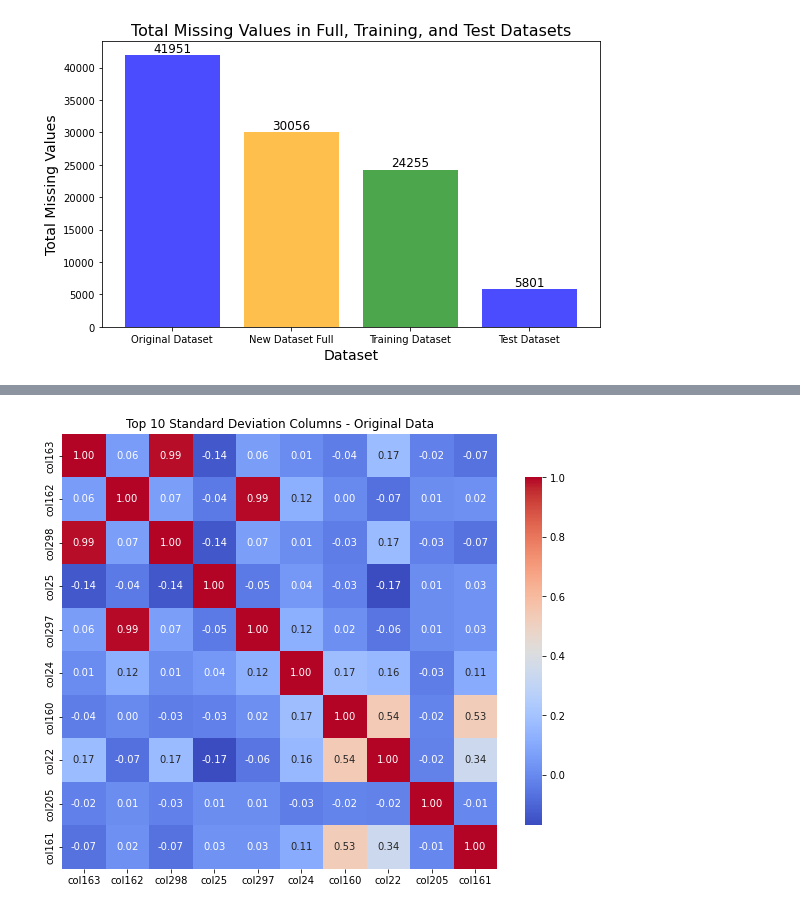
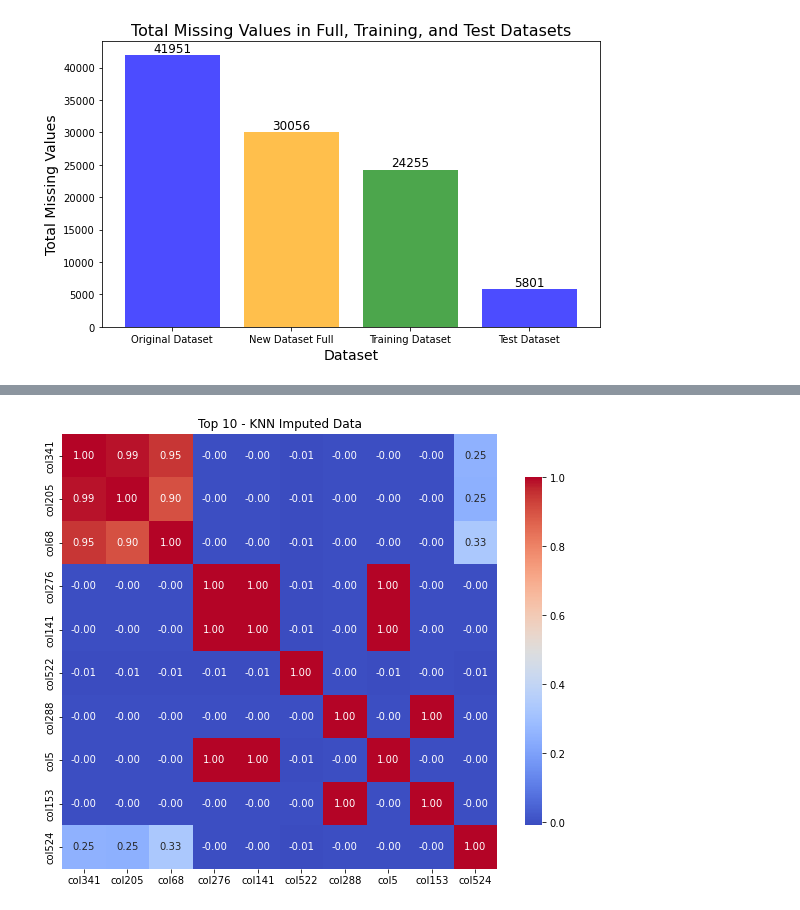
Before and after one commit to hugo-am/SECOM_HTWG2, a Jupyter notebook: SECOM Base.ipynb, the cells around one changed output, grey strips where cells are left out. Cells and saved outputs as stored; diff of their text form; code cells hidden in the pictures.

```diff
--- a/SECOM Base.ipynb
+++ b/SECOM Base.ipynb
@@ -497,27 +677,26 @@ x_train
 # %%
-#mean imputation
-mean_imputed_w_outliers=x_train.fillna(x_train.mean())
+#mean imputation - Note: executed on NON-SCALED data
+mean_imputed_w_outliers=train_data.fillna(train_data.mean())
 
 #KNN Imputation using sklearn's KNNImputer
 knn_imputer_w_outliers = KNNImputer(n_neighbors=5)
-knn_imputed_w_outliers = pd.DataFrame(knn_imputer_w_outliers.fit_transform(x_train), columns=x_train.columns)
+knn_imputed_w_outliers = pd.DataFrame(knn_imputer_w_outliers.fit_transform(train_data_scaled), columns=train_data_scaled.columns)
 
 # MICE Imputation (Iterative Imputer from sklearn)
-#mice_imputer_w_outliers = IterativeImputer(max_iter=50, random_state=500)
-#mice_imputed_w_outliers = pd.DataFrame(mice_imputer_w_outliers.fit_transform(train_data), columns=train_data.columns)
+mice_imputer_w_outliers = IterativeImputer(max_iter=5, random_state=500)
+mice_imputed_w_outliers = pd.DataFrame(mice_imputer_w_outliers.fit_transform(train_data_scaled), columns=train_data_scaled.columns)
 
 #calculate variance for each imputed dataset. this is the mean but Tilo demonstrated it for each column.
-var_original_w_outliers = x_train.var().mean()
-var_mean_w_outliers = mean_imputed_w_outliers.var().mean()
-var_knn_w_outliers = knn_imputed_w_outliers.var().mean()
-#var_mice_w_outliers = mice_imputed_w_outliers.var().mean()
+var_original_w_outliers = train_data_scaled.var().sum()
+var_mean_w_outliers = mean_imputed_w_outliers.var().sum()
+var_knn_w_outliers = knn_imputed_w_outliers.var().sum()
+var_mice_w_outliers = mice_imputed_w_outliers.var().sum()
 
-
-# Print SSD results
+# Print SSD results. KNN has the closest variance to the original data, followed by MICE, then mean imputation.
 print("\nVariances:")
 print(f"Original Data: {var_original_w_outliers}")
 print(f"Mean Imputation: {var_mean_w_outliers}")
 print(f"KNN Imputation: {var_knn_w_outliers}")
-#print(f"MICE Imputation: {var_mice_w_outliers}")
+print(f"MICE Imputation: {var_mice_w_outliers}")
 # %% [output]
 Variances:
@@ -545,18 +727,18 @@ plt.show()
 # %%
 #calculate standard deviation for each imputed dataset
-std_train_data = train_data.std().mean()
+std_train_data_knn = knn_imputed_w_outliers.std().mean()
 
 
 #show a correlation heatmap of highest 10 standard deviation columns, correlated with each other
 # Select the top 10 columns with the highest standard deviation
-top_10_std_columns_train_data = train_data.std().nlargest(10).index
-top_10_std_data_train_data = train_data[top_10_std_columns_train_data]
+top_10_std_columns_train_data_knn = knn_imputed_w_outliers.std().nlargest(10).index
+top_10_std_data_train_data_knn = knn_imputed_w_outliers[top_10_std_columns_train_data_knn]
 # Calculate the correlation matrix
-correlation_matrix_train_data = top_10_std_data_train_data.corr()
-# Plot the heatmap
+correlation_matrix_train_data_knn = top_10_std_data_train_data_knn.corr()
+# Plot the heatmap. KNN has closest correlation to the original data, followed by MICE, then mean imputation.
 plt.figure(figsize=(10, 8))
-sns.heatmap(correlation_matrix_train_data, annot=True, cmap='coolwarm', fmt=".2f", square=True, cbar_kws={"shrink": .8})
-plt.title("Top 10 Standard Deviation Columns - Original Data")
+sns.heatmap(correlation_matrix_train_data_knn, annot=True, cmap='coolwarm', fmt=".2f", square=True, cbar_kws={"shrink": .8})
+plt.title("Top 10 - KNN Imputed Data")
 plt.show()
 # %% [output]
-[figure, old version]
+[figure, new version]
```
Also changed, not shown: parts of 49 cells of this notebook.
